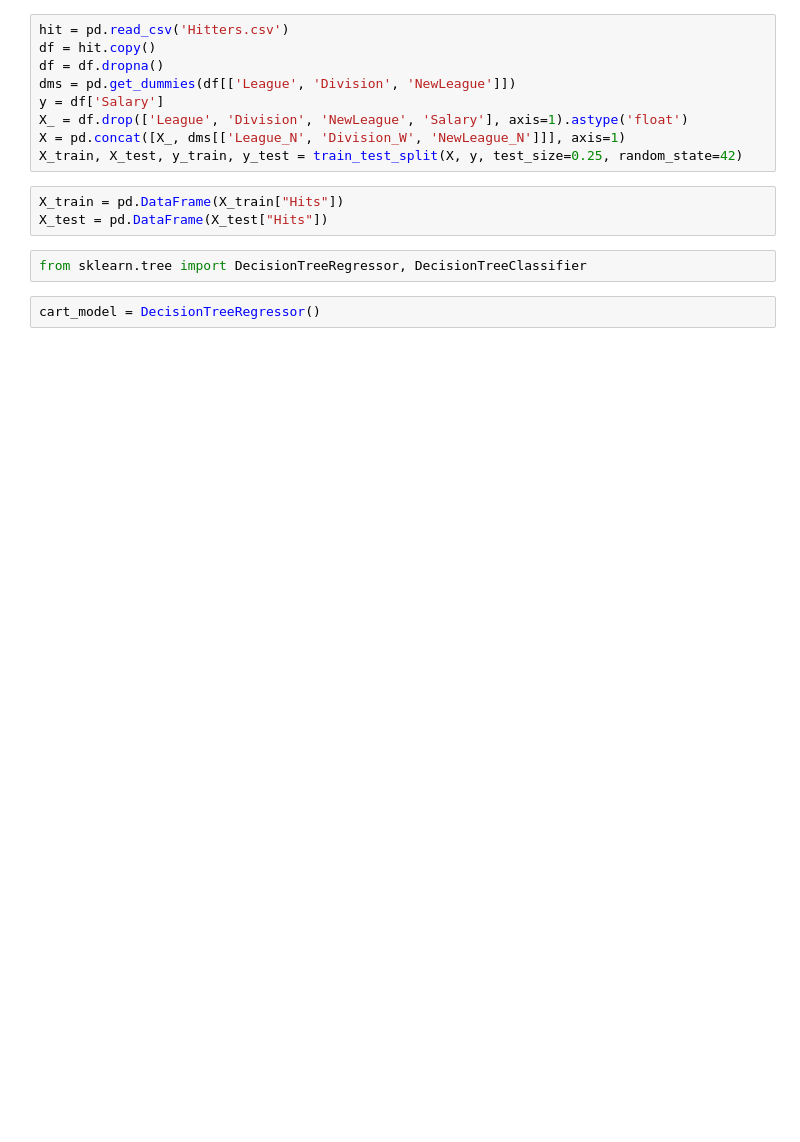
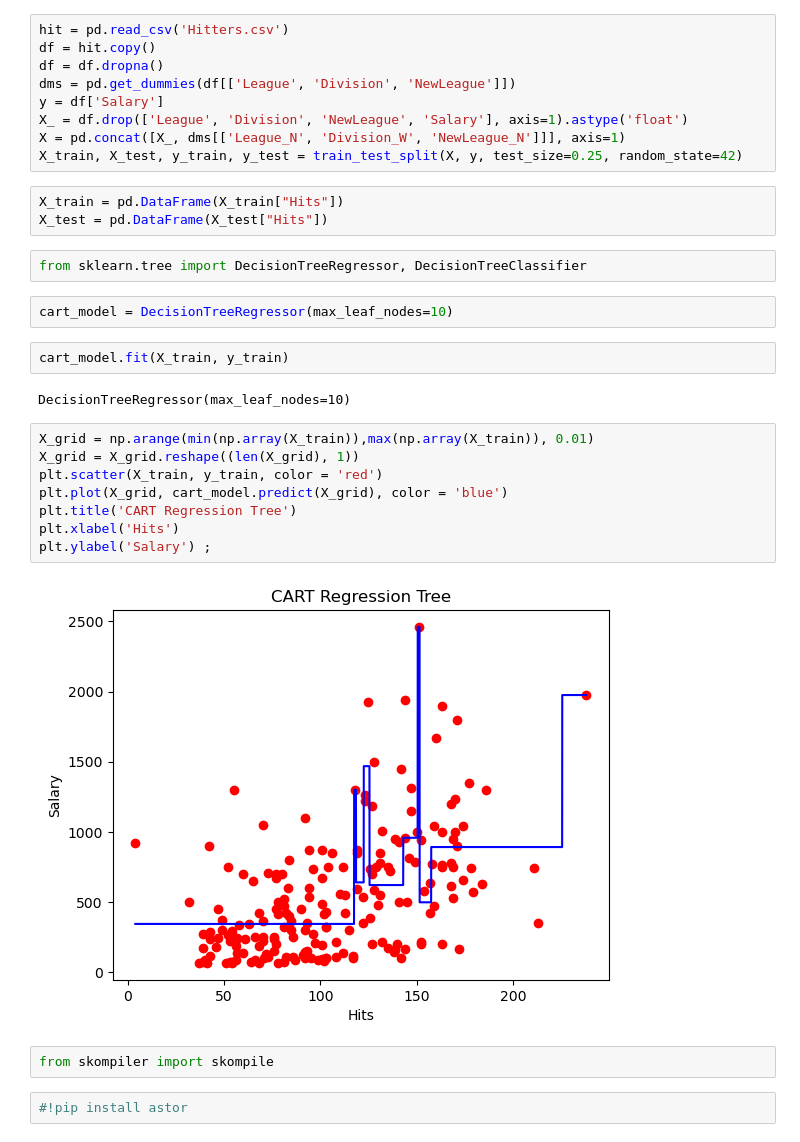
Before and after one commit to Bahrihan/DataSciencePractices, a Jupyter notebook: MachineLearning/Non-LineerRegression/CART.ipynb, the cells around one changed output. Cells and saved outputs as stored; diff of their text form; blank space fills up the shorter version.

Commit message:
bagging and cart added

```diff
--- a/MachineLearning/Non-LineerRegression/CART.ipynb
+++ b/MachineLearning/Non-LineerRegression/CART.ipynb
@@ -18,4 +19,22 @@ X_test = pd.DataFrame(X_test["Hits"])
 # %%
 from sklearn.tree import DecisionTreeRegressor, DecisionTreeClassifier
 # %%
-cart_model = DecisionTreeRegressor()
+cart_model = DecisionTreeRegressor(max_leaf_nodes=10)
+# %%
+cart_model.fit(X_train, y_train)
+# %% [output]
+DecisionTreeRegressor(max_leaf_nodes=10)
+# %%
+X_grid = np.arange(min(np.array(X_train)),max(np.array(X_train)), 0.01)
+X_grid = X_grid.reshape((len(X_grid), 1))
+plt.scatter(X_train, y_train, color = 'red')
+plt.plot(X_grid, cart_model.predict(X_grid), color = 'blue')
+plt.title('CART Regression Tree')
+plt.xlabel('Hits')
+plt.ylabel('Salary') ;
+# %% [output]
+[figure, added]
+# %%
+from skompiler import skompile
+# %%
+#!pip install astor
```
Also changed, not shown: parts of 19 cells of this notebook, 1 other file.
